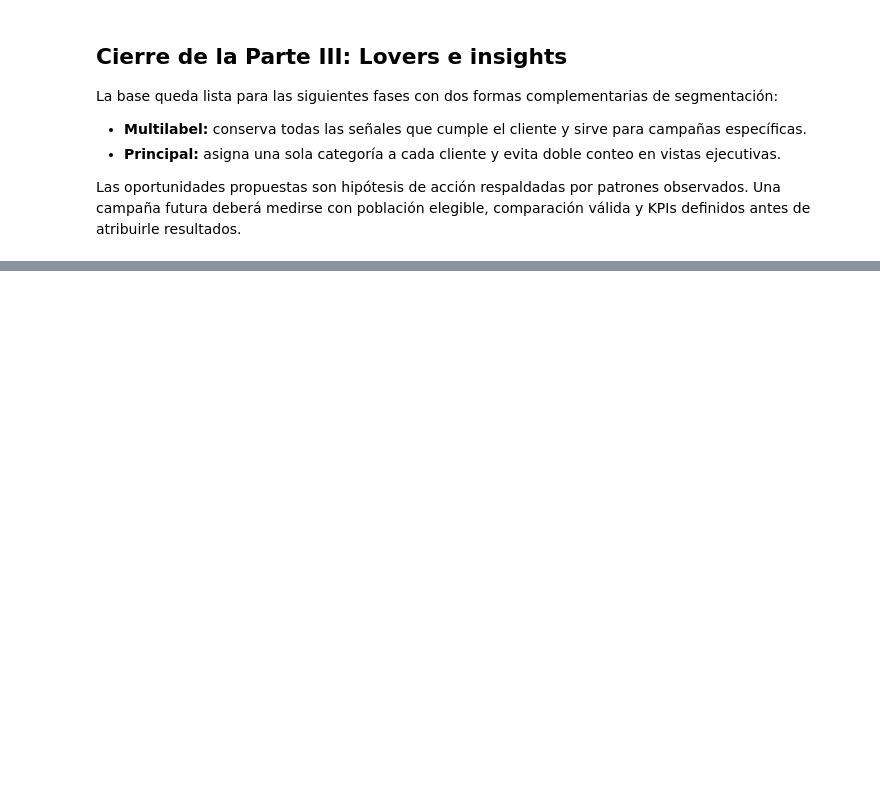
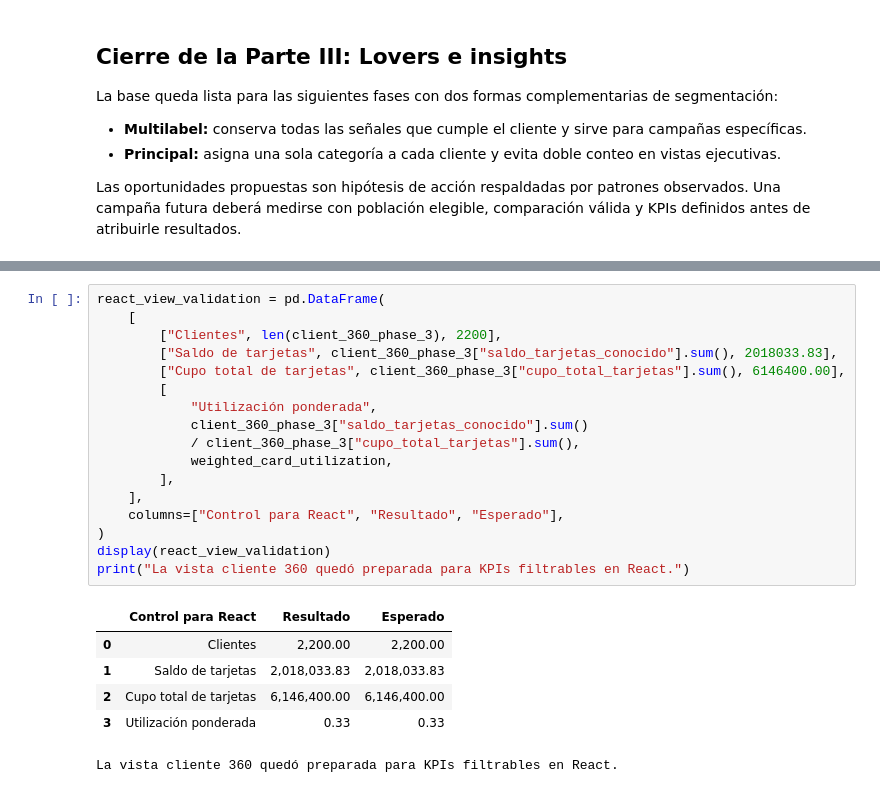
Before and after one commit to gabrandr/prueba-tecnica-especialista-analitica, a Jupyter notebook: analysis/analysis.ipynb, the cells around one changed output, grey strips where cells are left out. Cells and saved outputs as stored; diff of their text form; blank space fills up the shorter version.

```diff
--- a/analysis/analysis.ipynb
+++ b/analysis/analysis.ipynb
@@ -2802,0 +2845,24 @@ Las oportunidades propuestas son hipótesis de acción respaldadas por patrones
+# %%
+react_view_validation = pd.DataFrame(
+    [
+        ["Clientes", len(client_360_phase_3), 2200],
+        ["Saldo de tarjetas", client_360_phase_3["saldo_tarjetas_conocido"].sum(), 2018033.83],
+        ["Cupo total de tarjetas", client_360_phase_3["cupo_total_tarjetas"].sum(), 6146400.00],
+        [
+            "Utilización ponderada",
+            client_360_phase_3["saldo_tarjetas_conocido"].sum()
+            / client_360_phase_3["cupo_total_tarjetas"].sum(),
+            weighted_card_utilization,
+        ],
+    ],
+    columns=["Control para React", "Resultado", "Esperado"],
+)
+display(react_view_validation)
+print("La vista cliente 360 quedó preparada para KPIs filtrables en React.")
+# %% [output]
+|  | Control para React | Resultado | Esperado |
+| 0 | Clientes | 2,200.00 | 2,200.00 |
+| 1 | Saldo de tarjetas | 2,018,033.83 | 2,018,033.83 |
+| 2 | Cupo total de tarjetas | 6,146,400.00 | 6,146,400.00 |
+| 3 | Utilización ponderada | 0.33 | 0.33 |
+La vista cliente 360 quedó preparada para KPIs filtrables en React.
```
Also changed, not shown: parts of 7 cells of this notebook, 42 other files.
